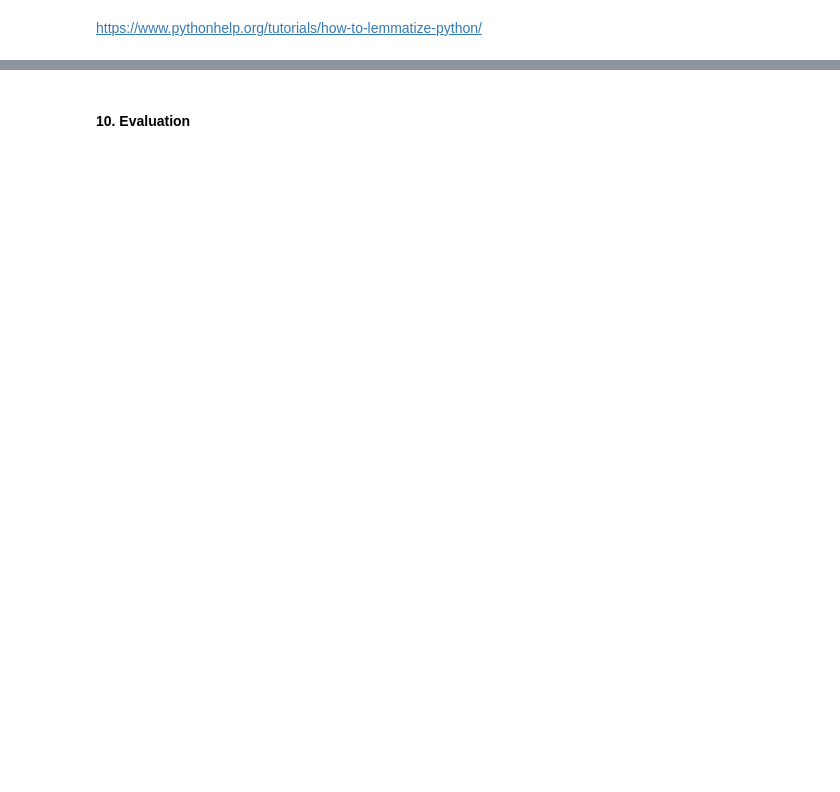
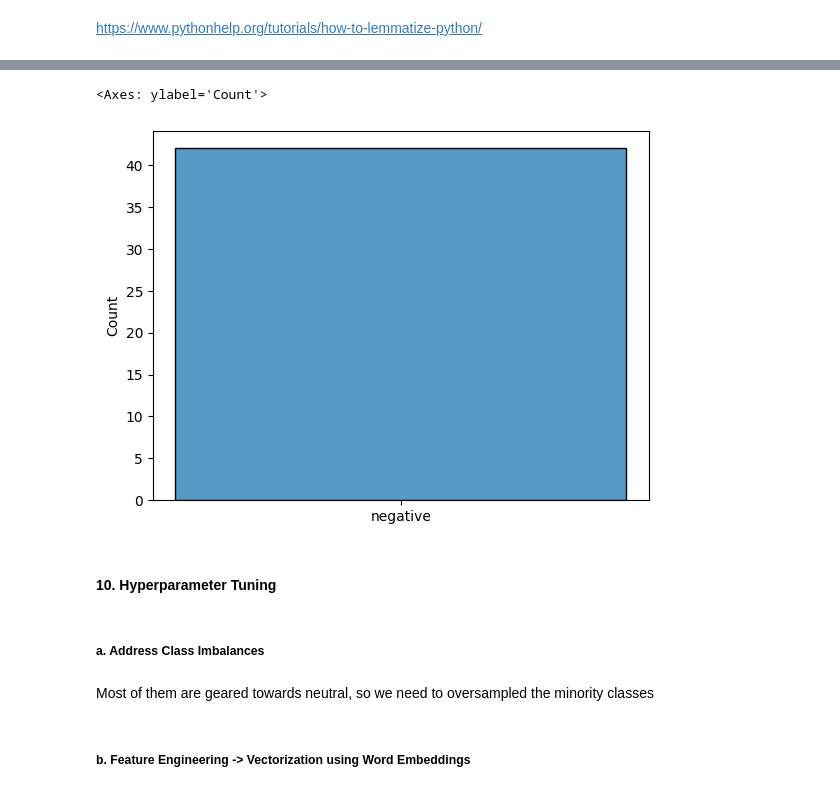
Before and after one commit to rzkybagaskara/sentiment-analysis-vat-12percent-indonesia, a Jupyter notebook: notebook.ipynb, the cells around one changed output, grey strips where cells are left out. Drawn from its saved outputs; the diff is of its cells as text; code cells hidden in the pictures; blank space fills up the shorter version.

```diff
--- a/notebook.ipynb
+++ b/notebook.ipynb
@@ -543,0 +602,10 @@ Name: title_en, Length: 331, dtype: object
+# %%
+#naive bayes classifier
+from sklearn.naive_bayes import GaussianNB
+
+X_tfidf_arr = X_tfidf.toarray()
+X_test_tfidf_arr = X_test_tfidf.toarray()
+
+gnb = GaussianNB()
+gnb.fit(X_tfidf_arr, y_train)
+gnb_predict = gnb.predict(X_test_tfidf_arr)
@@ -544,2 +689,11 @@ Name: title_en, Length: 331, dtype: object
+# %%
+sns.histplot(gnb_predict)
+# %% [output]
+<Axes: ylabel='Count'>
+[figure, added]
 # %% [markdown]
-#### 10. Evaluation
+#### 10. Hyperparameter Tuning
+# %% [markdown]
+##### a. Address Class Imbalances
+# %% [markdown]
+Most of them are geared towards neutral, so we need to oversampled the minority classes
@@ -545,0 +704,2 @@ Name: title_en, Length: 331, dtype: object
+# %% [markdown]
+##### b. Feature Engineering -> Vectorization using Word Embeddings
```
Also changed, not shown: parts of 32 cells of this notebook.
